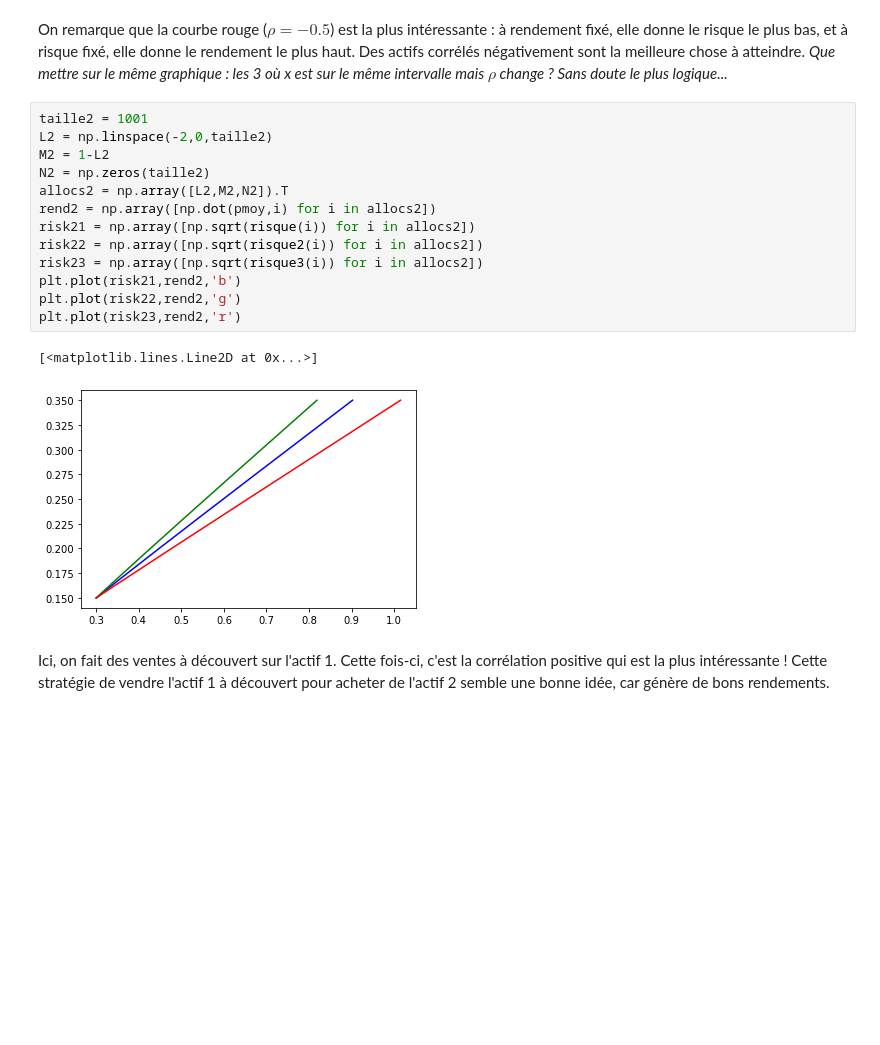
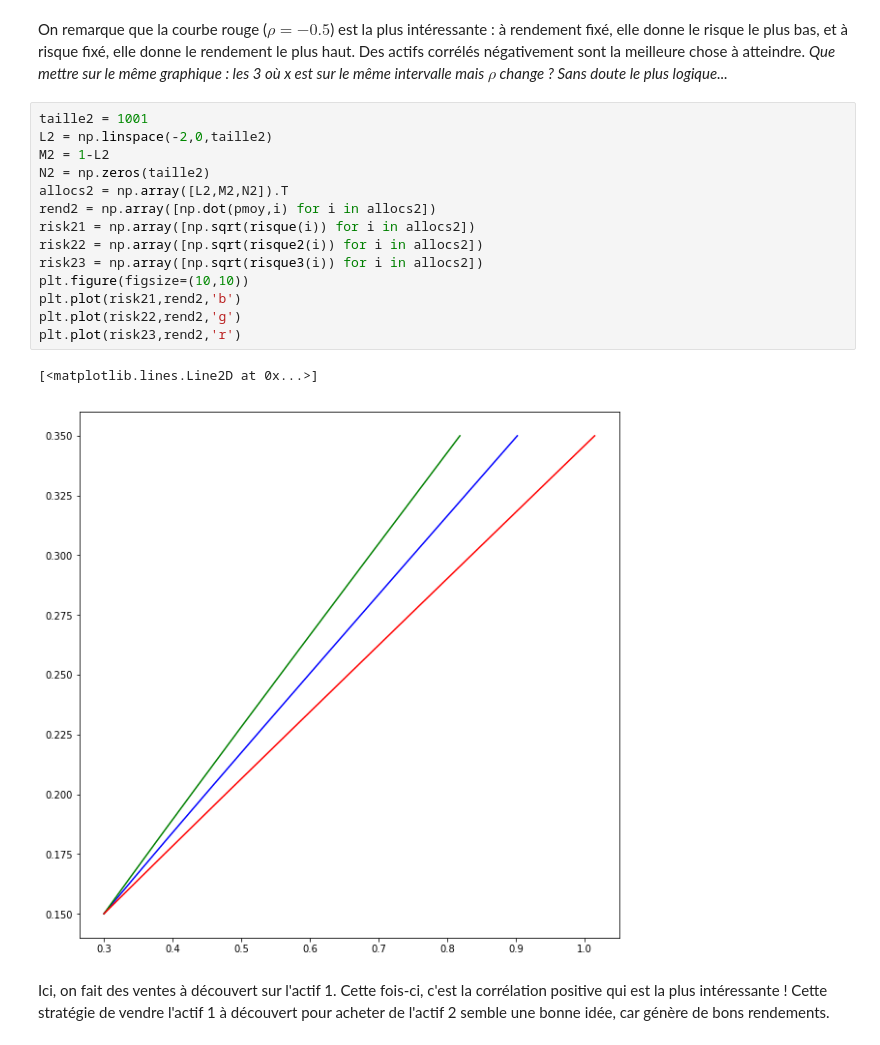
Before and after one commit to RobinWillocquet/projet-markowitz, a Jupyter notebook: Projet_Markowitz.ipynb, the cells around one changed output. Saved outputs shown, nothing was run; the diff lists cells and outputs as text; blank space fills up the shorter version.

```diff
--- a/Projet_Markowitz.ipynb
+++ b/Projet_Markowitz.ipynb
@@ -274,19 +273,20 @@ On remarque que la courbe rouge ($\rho = -0.5$) est la plus intéressante : à r
 # %%
 taille2 = 1001
 L2 = np.linspace(-2,0,taille2)
 M2 = 1-L2
 N2 = np.zeros(taille2)
 allocs2 = np.array([L2,M2,N2]).T
 rend2 = np.array([np.dot(pmoy,i) for i in allocs2])
 risk21 = np.array([np.sqrt(risque(i)) for i in allocs2])
 risk22 = np.array([np.sqrt(risque2(i)) for i in allocs2])
 risk23 = np.array([np.sqrt(risque3(i)) for i in allocs2])
+plt.figure(figsize=(10,10))
 plt.plot(risk21,rend2,'b')
 plt.plot(risk22,rend2,'g')
 plt.plot(risk23,rend2,'r')
 # %% [output]
 [<matplotlib.lines.Line2D at 0x...>]
-[figure, old version]
+[figure, new version]
 # %% [markdown]
 Ici, on fait des ventes à découvert sur l'actif 1. Cette fois-ci, c'est la corrélation positive qui est la plus intéressante ! Cette stratégie de vendre l'actif 1 à découvert pour acheter de l'actif 2 semble une bonne idée, car génère de bons rendements.
 # %%
```
Also changed, not shown: parts of 41 cells of this notebook.
